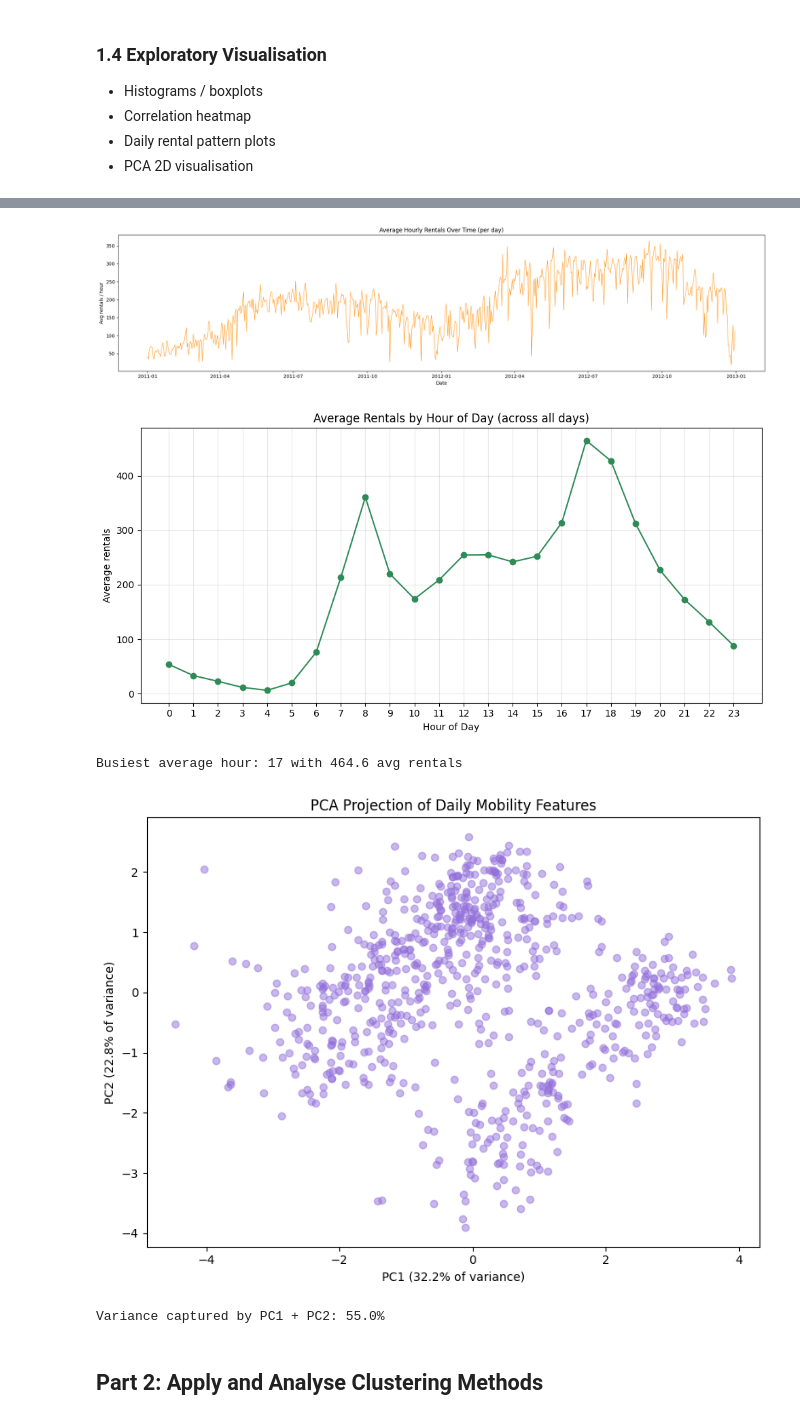
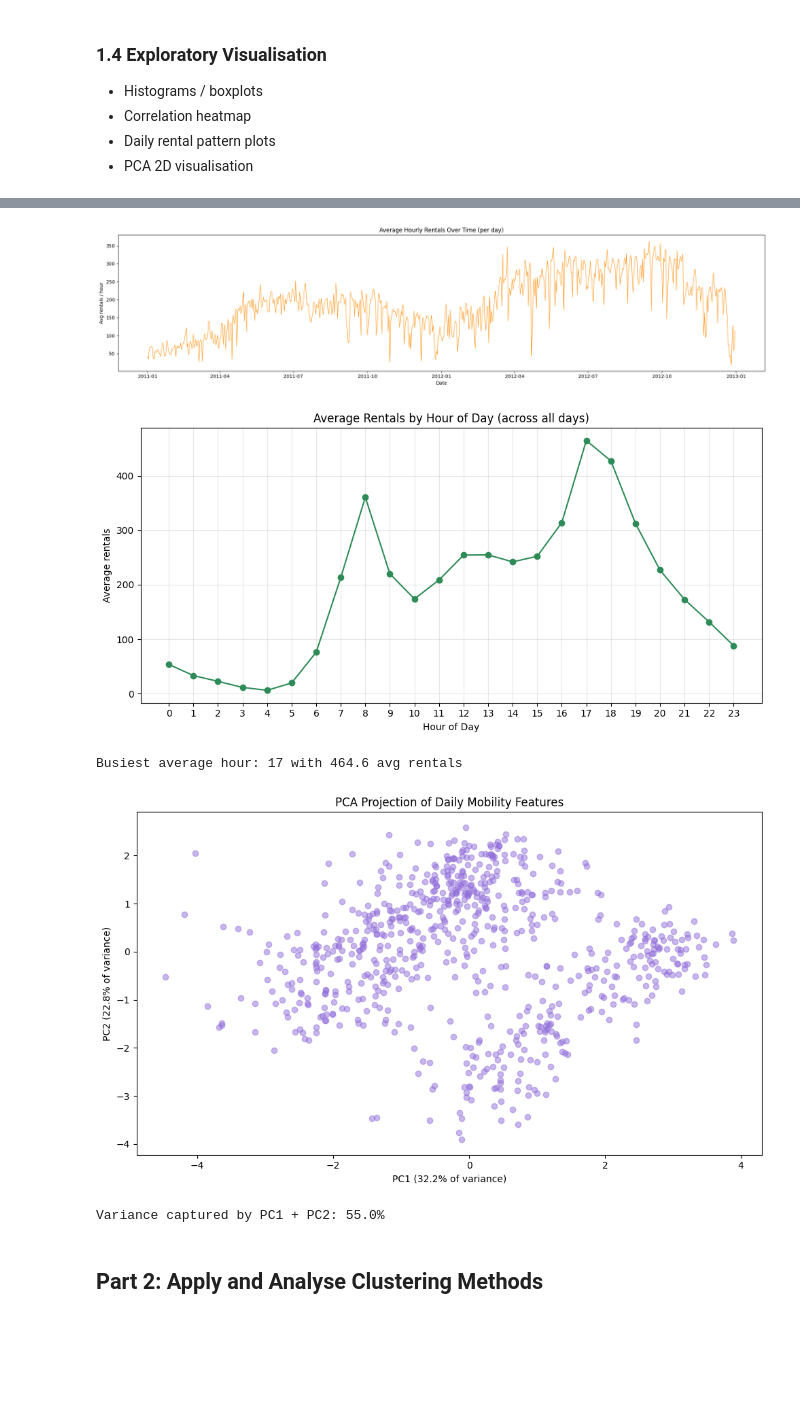
Before and after one commit to Tharumini03/bike-sharing-clustering, a Jupyter notebook: clustering_analysis.ipynb, the cells around one changed output, grey strips where cells are left out. Drawn from its saved outputs; the diff is of its cells as text; code cells hidden in the pictures; blank space fills up the shorter version.

Commit message:
Step 4: histograms, correlation heatmap, rental patterns, PCA visualisat

```diff
--- a/clustering_analysis.ipynb
+++ b/clustering_analysis.ipynb
@@ -271,35 +271,35 @@ hourly_profile = df_clean.groupby('hr')['cnt'].mean()
 plt.figure(figsize=(10, 5))
 plt.plot(hourly_profile.index, hourly_profile.values, marker='o', color='seagreen')
 plt.title('Average Rentals by Hour of Day (across all days)')
 plt.xlabel('Hour of Day')
 plt.ylabel('Average rentals')
 plt.xticks(range(0, 24))
 plt.grid(alpha=0.3)
 plt.tight_layout()
 plt.show()
 
 print("Busiest average hour:", hourly_profile.idxmax(), "with", round(hourly_profile.max(), 1), "avg rentals")
 
 # 4. PCA 2D visualisation
 pca = PCA(n_components=2, random_state=42)
 pca_coords = pca.fit_transform(X_scaled)
 
-plt.figure(figsize=(8, 6))
+plt.figure(figsize=(10, 6))
 plt.scatter(pca_coords[:, 0], pca_coords[:, 1], alpha=0.5, color='mediumpurple')
 plt.xlabel(f'PC1 ({pca.explained_variance_ratio_[0]*100:.1f}% of variance)')
 plt.ylabel(f'PC2 ({pca.explained_variance_ratio_[1]*100:.1f}% of variance)')
 plt.title('PCA Projection of Daily Mobility Features')
 plt.tight_layout()
 plt.show()
 
 print(f"Variance captured by PC1 + PC2: {pca.explained_variance_ratio_.sum()*100:.1f}%")
 # %% [output]
 [figure]
 [figure]
 [figure]
 [figure]
 Busiest average hour: 17 with 464.6 avg rentals
-[figure, old version]
+[figure, new version]
 Variance captured by PC1 + PC2: 55.0%
 # %% [markdown]
 ## Part 2: Apply and Analyse Clustering Methods
```
